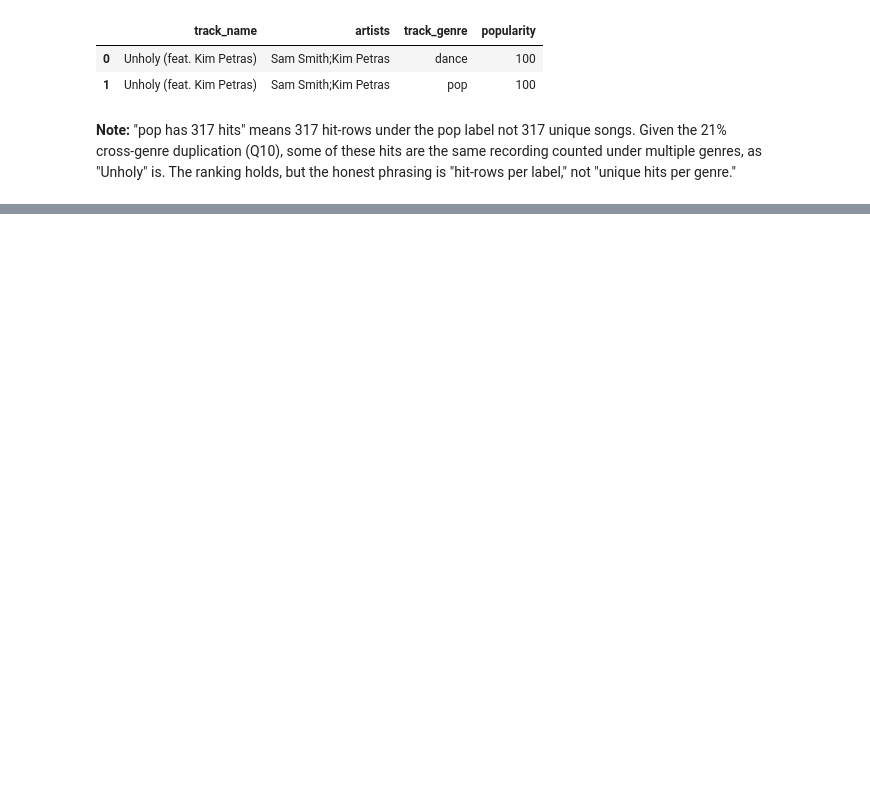
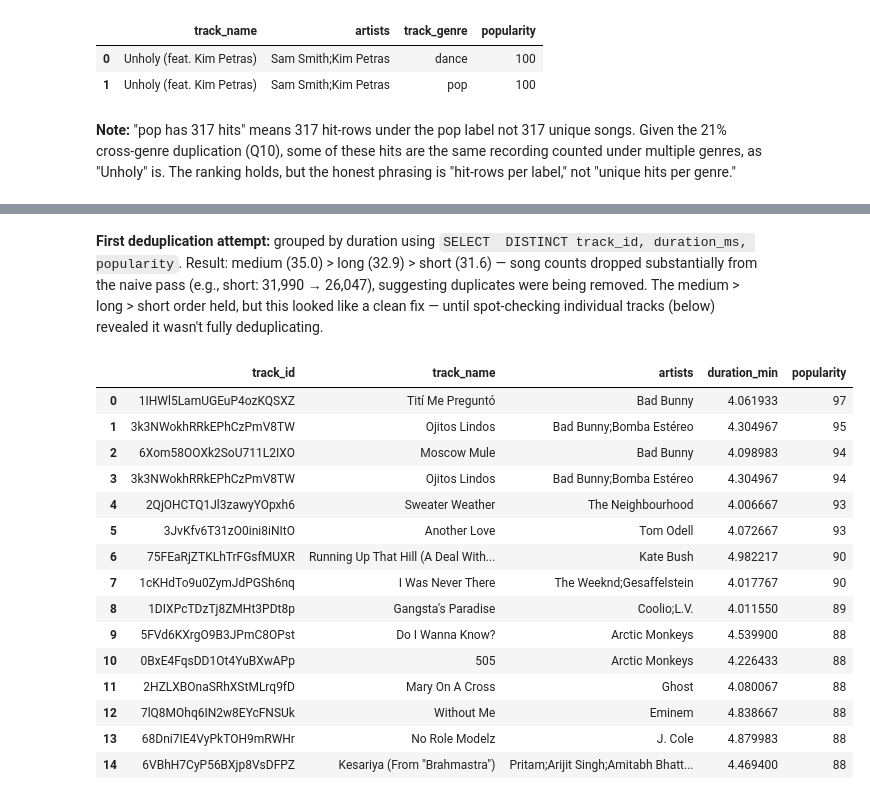
Before and after one commit to eleanablandin/spotify-hit-predictor, a Jupyter notebook: notebooks/02_sql_queries.ipynb, the cells around one changed output, grey strips where cells are left out. Drawn from its saved outputs; the diff is of its cells as text; code cells hidden in the pictures; blank space fills up the shorter version.

```diff
--- a/notebooks/02_sql_queries.ipynb
+++ b/notebooks/02_sql_queries.ipynb
@@ -287,0 +426,37 @@ label," not "unique hits per genre."
+# %% [markdown]
+**First deduplication attempt:** grouped by duration using `SELECT
+DISTINCT track_id, duration_ms, popularity`. Result: medium (35.0) > long
+(32.9) > short (31.6) — song counts dropped substantially from the naive
+pass (e.g., short: 31,990 → 26,047), suggesting duplicates were being
+removed. The medium > long > short order held, but this looked like a
+clean fix — until spot-checking individual tracks (below) revealed it
+wasn't fully deduplicating.
+# %%
+query = """
+
+SELECT DISTINCT track_id, track_name, artists, duration_ms / 60000.0 AS duration_min, popularity
+FROM tracks
+WHERE duration_ms > 240000
+ORDER BY popularity DESC
+LIMIT 15
+
+"""
+
+pd.read_sql(query, conn)
+# %% [output]
+|  | track_id | track_name | artists | duration_min | popularity |
+| 0 | 1IHWl5LamUGEuP4ozKQSXZ | Tití Me Preguntó | Bad Bunny | 4.061933 | 97 |
+| 1 | 3k3NWokhRRkEPhCzPmV8TW | Ojitos Lindos | Bad Bunny;Bomba Estéreo | 4.304967 | 95 |
+| 2 | 6Xom58OOXk2SoU711L2IXO | Moscow Mule | Bad Bunny | 4.098983 | 94 |
+| 3 | 3k3NWokhRRkEPhCzPmV8TW | Ojitos Lindos | Bad Bunny;Bomba Estéreo | 4.304967 | 94 |
+| 4 | 2QjOHCTQ1Jl3zawyYOpxh6 | Sweater Weather | The Neighbourhood | 4.006667 | 93 |
+| 5 | 3JvKfv6T31zO0ini8iNItO | Another Love | Tom Odell | 4.072667 | 93 |
+| 6 | 75FEaRjZTKLhTrFGsfMUXR | Running Up That Hill (A Deal With... | Kate Bush | 4.982217 | 90 |
+| 7 | 1cKHdTo9u0ZymJdPGSh6nq | I Was Never There | The Weeknd;Gesaffelstein | 4.017767 | 90 |
+| 8 | 1DIXPcTDzTj8ZMHt3PDt8p | Gangsta's Paradise | Coolio;L.V. | 4.011550 | 89 |
+| 9 | 5FVd6KXrgO9B3JPmC8OPst | Do I Wanna Know? | Arctic Monkeys | 4.539900 | 88 |
+| 10 | 0BxE4FqsDD1Ot4YuBXwAPp | 505 | Arctic Monkeys | 4.226433 | 88 |
+| 11 | 2HZLXBOnaSRhXStMLrq9fD | Mary On A Cross | Ghost | 4.080067 | 88 |
+| 12 | 7lQ8MOhq6IN2w8EYcFNSUk | Without Me | Eminem | 4.838667 | 88 |
+| 13 | 68Dni7IE4VyPkTOH9mRWHr | No Role Modelz | J. Cole | 4.879983 | 88 |
+| 14 | 6VBhH7CyP56BXjp8VsDFPZ | Kesariya (From "Brahmastra") | Pritam;Arijit Singh;Amitabh Bhatt... | 4.469400 | 88 |
```
Also changed, not shown: parts of 21 cells of this notebook.
